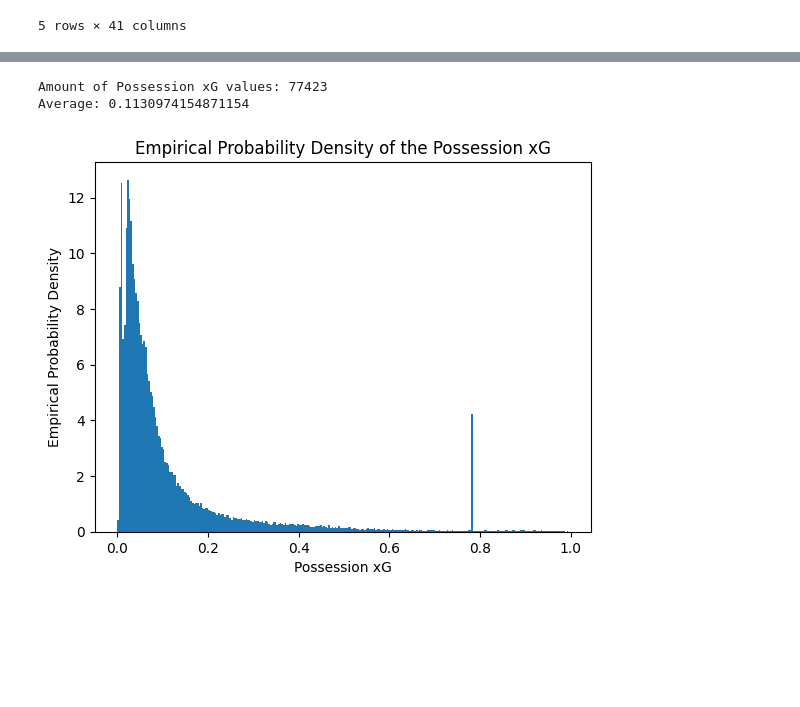
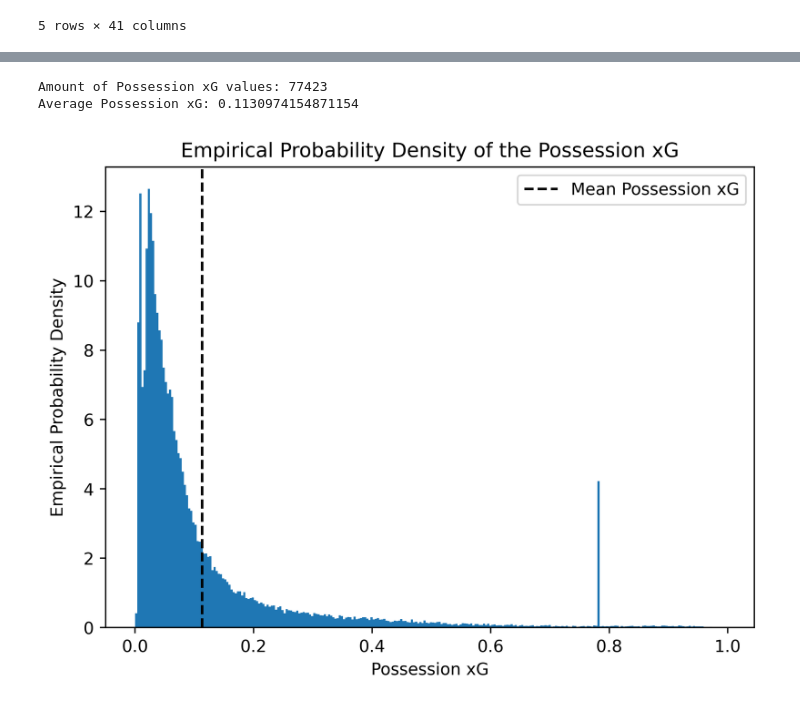
Before and after one commit to StrikerBadger/bachelor-thesis, a Jupyter notebook: empirical_analysis.ipynb, the cells around one changed output, grey strips where cells are left out. Drawn from its saved outputs; the diff is of its cells as text; code cells hidden in the pictures; blank space fills up the shorter version.

```diff
--- a/empirical_analysis.ipynb
+++ b/empirical_analysis.ipynb
@@ -18,6 +19,9 @@ from matplotlib import pyplot as plt
 # We don't have an API-key, so we will ignore that exact warning
 import warnings
 warnings.filterwarnings('ignore', category=sb.api_client.NoAuthWarning)
+# %%
+# Set the plot resolution
+plt.rcParams['figure.dpi'] = 600
 # %%
 # Since we want as much data as possible, we will first query for all available match_ids
 all_competition_season_ids = sb.competitions()[['competition_id', 'season_id']].apply(lambda row: (row['competition_id'], row['season_id']), axis='columns')
@@ -116,16 +129,19 @@ possession_xgs = shots_df.groupby('possession_id').progress_apply(get_possession
 # %%
 # Plot the distribution as a probability density function for the Possession xG
 plt.clf()
 plt.hist(possession_xgs, bins=int(np.sqrt(len(possession_xgs))), density=True)
 plt.title('Empirical Probability Density of the Possession xG')
 plt.xlabel('Possession xG')
 plt.ylabel('Empirical Probability Density')
+plt.axvline(np.average(possession_xgs), c='black', linestyle='--', label='Mean Possession xG')
+plt.legend()
 print(f'Amount of Possession xG values: {len(possession_xgs)}')
-print('Average:', np.average(possession_xgs))
+print('Average Possession xG:', np.average(possession_xgs))
+plt.show()
 # %% [output]
 Amount of Possession xG values: 77423
-Average: 0.1130974154871154
+Average Possession xG: 0.1130974154871154
-[figure, old version]
+[figure, new version]
 # %%
 # Save the Possession xG values as a dataframe including the relevant ID's
 possession_xg_df = {'match_id': [], 'possession': [], 'team_id': []}
```
Also changed, not shown: parts of 6 cells of this notebook, 9 other files.
